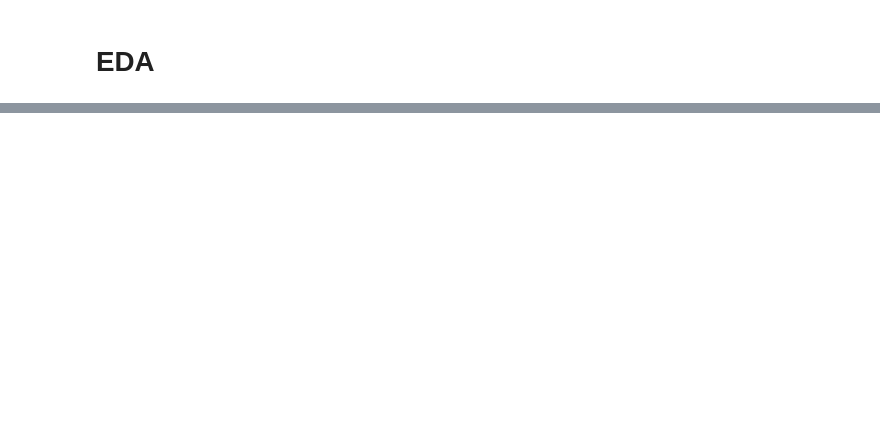
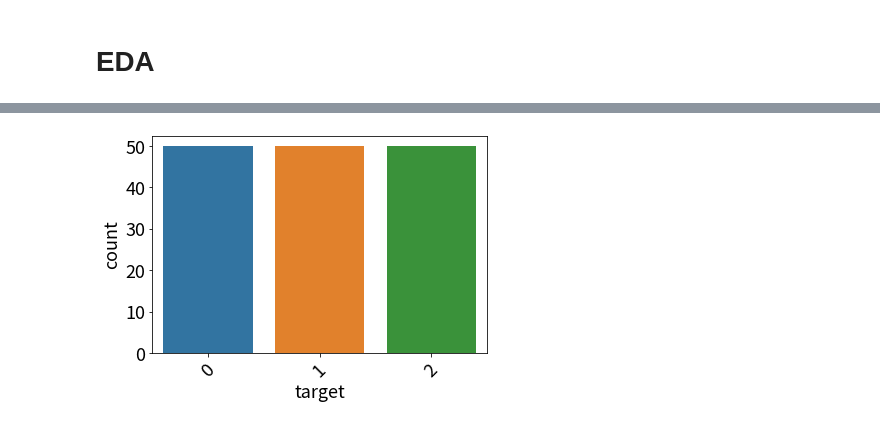
Before and after one commit to ito-hiroki/ml-util, a Jupyter notebook: EDA/EDA.ipynb, the cells around one changed output, grey strips where cells are left out. Drawn from its saved outputs; the diff is of its cells as text; code cells hidden in the pictures; blank space fills up the shorter version.

```diff
--- a/EDA/EDA.ipynb
+++ b/EDA/EDA.ipynb
@@ -22,0 +84,8 @@ import gc
+# %%
+fig, ax = plt.subplots()
+sns.countplot(x=iris_df.target, ax=ax);
+
+for tick in ax.get_xticklabels():
+    tick.set_rotation(45)
+# %% [output]
+[figure, added]
```
Also changed, not shown: parts of 12 cells of this notebook, 2 other files.
